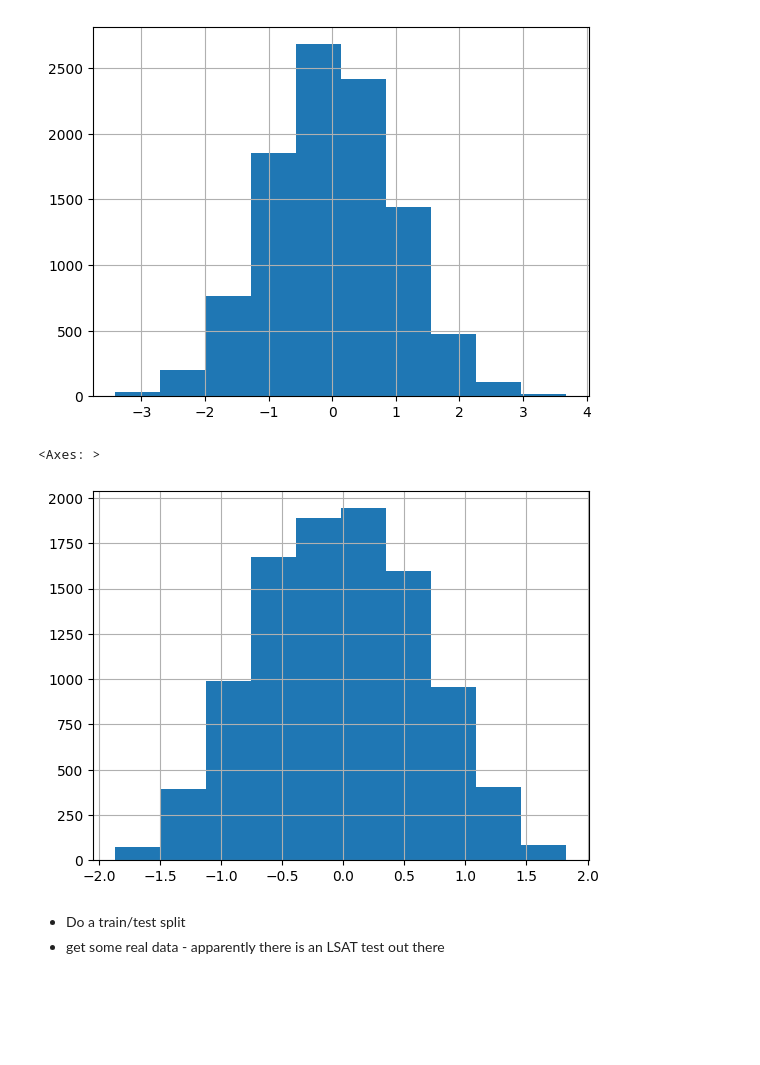
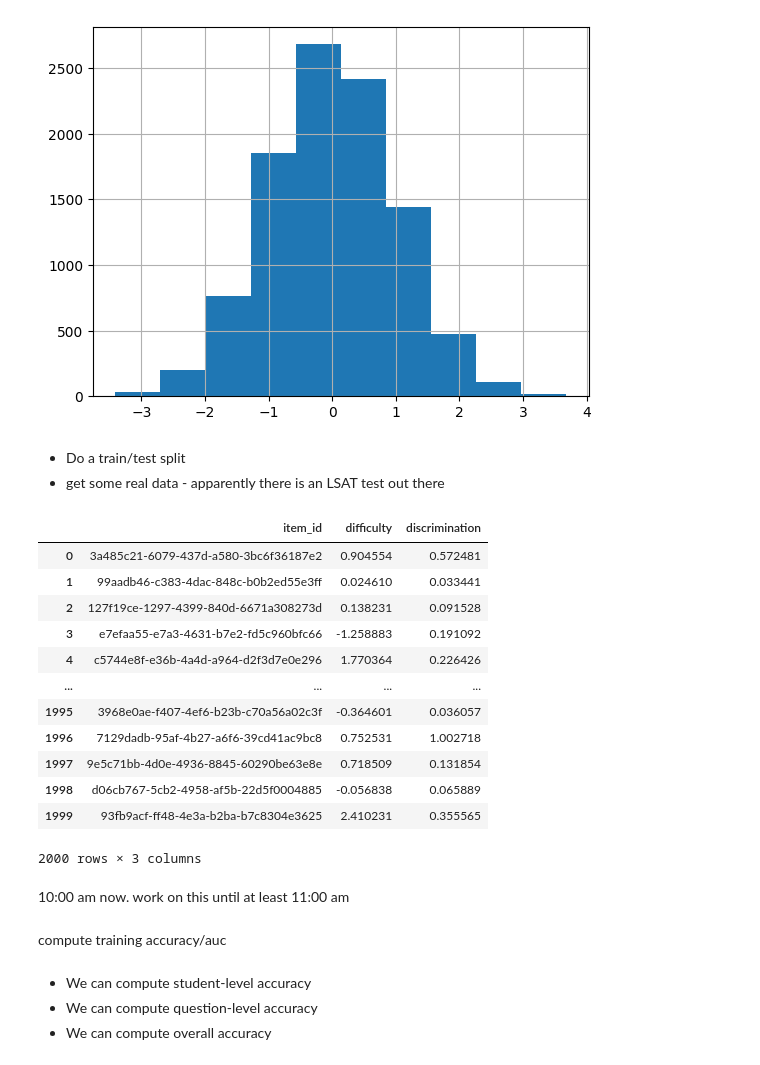
Before and after one commit to daavidstein/IRT, a Jupyter notebook: notebooks/IRT.ipynb, the cells around one changed output. Cells and saved outputs as stored; diff of their text form; code cells hidden in the pictures; blank space fills up the shorter version.

```diff
--- a/notebooks/IRT.ipynb
+++ b/notebooks/IRT.ipynb
@@ -29,6 +32,12 @@ def get_fit_abilities(location: str):
         params = json.load(f)
         abilities = pd.DataFrame({"subject_id": params["subject_ids"].values(), "ability": params["ability"]})
         return abilities
+# %%
+def get_fitted_item_params(location: str) -> pd.DataFrame:
+    with open(os.path.join(location,"best_parameters.json"), "rb") as f:
+        params = json.load(f)
+        item_params = pd.DataFrame({"item_id": params["item_ids"].values(), "difficulty": params["diff"], "discrimination": params["disc"]})
+        return item_params
 # %%
 #for reproducibility
 seed(1)
@@ -215,12 +192,32 @@ true_pred["ability_true"].hist()
 # %% [output]
 <Axes: >
 [figure]
-# %%
-#2000 epoch
-true_pred["ability_pred"].hist()
-# %% [output]
-<Axes: >
-[figure, removed]
 # %% [markdown]
 - Do a train/test split
 - get some real data - apparently there is an LSAT test out there
+# %%
+fitted_item_params = get_fitted_item_params("2pl-params")
+# %%
+fitted_item_params
+# %% [output]
+|  | item_id | difficulty | discrimination |
+| 0 | 3a485c21-6079-437d-a580-3bc6f36187e2 | 0.904554 | 0.572481 |
+| 1 | 99aadb46-c383-4dac-848c-b0b2ed55e3ff | 0.024610 | 0.033441 |
+| 2 | 127f19ce-1297-4399-840d-6671a308273d | 0.138231 | 0.091528 |
+| 3 | e7efaa55-e7a3-4631-b7e2-fd5c960bfc66 | -1.258883 | 0.191092 |
+| 4 | c5744e8f-e36b-4a4d-a964-d2f3d7e0e296 | 1.770364 | 0.226426 |
+| ... | ... | ... | ... |
+| 1995 | 3968e0ae-f407-4ef6-b23b-c70a56a02c3f | -0.364601 | 0.036057 |
+| 1996 | 7129dadb-95af-4b27-a6f6-39cd41ac9bc8 | 0.752531 | 1.002718 |
+| 1997 | 9e5c71bb-4d0e-4936-8845-60290be63e8e | 0.718509 | 0.131854 |
+| 1998 | d06cb767-5cb2-4958-af5b-22d5f0004885 | -0.056838 | 0.065889 |
+| 1999 | 93fb9acf-ff48-4e3a-b2ba-b7c8304e3625 | 2.410231 | 0.355565 |
+2000 rows × 3 columns
+# %% [markdown]
+10:00 am now. work on this until at least 11:00 am
+# %% [markdown]
+compute training accuracy/auc
+# %% [markdown]
+- We can compute student-level accuracy
+- We can compute question-level accuracy
+- We can compute overall accuracy
```
Also changed, not shown: parts of 25 cells of this notebook.
